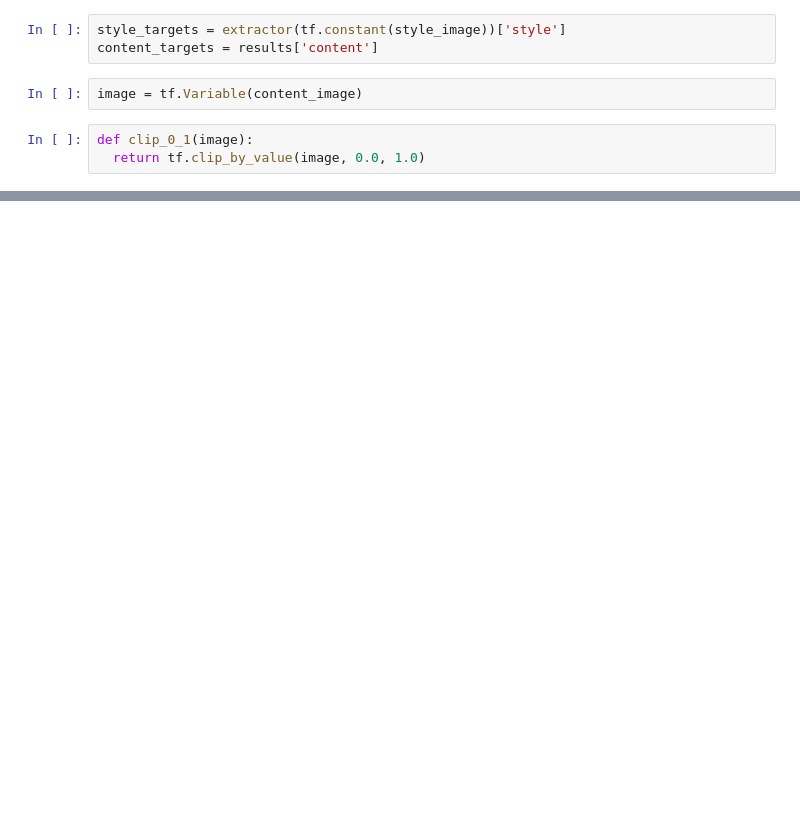
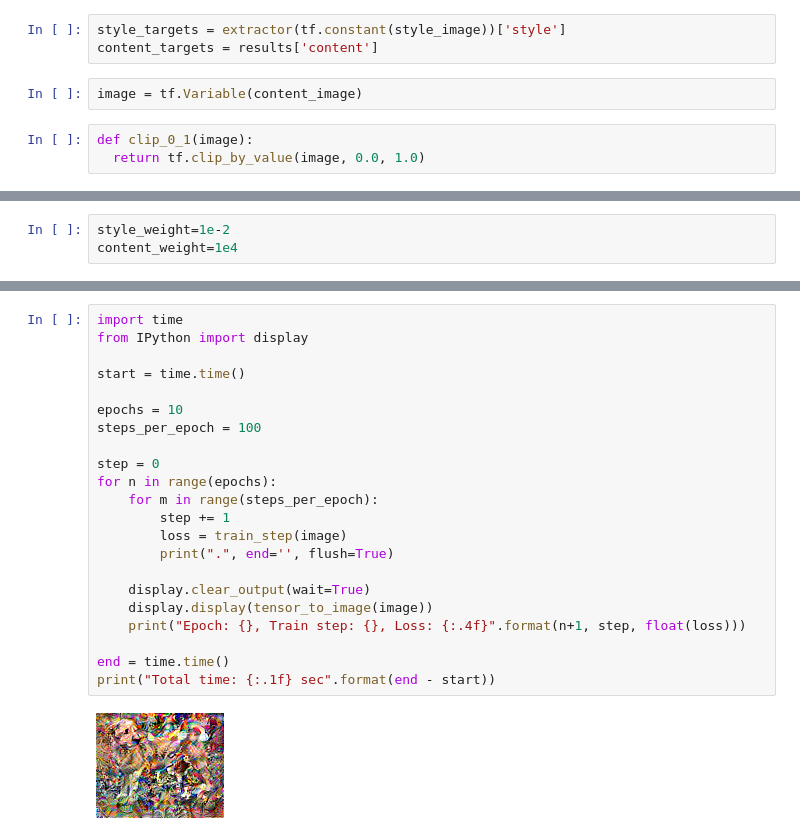
Before and after one commit to jovanau/Neural-Style-Transfer, a Jupyter notebook: NeuralStyleTransfer.ipynb, the cells around one changed output, grey strips where cells are left out. Drawn from its saved outputs; the diff is of its cells as text; blank space fills up the shorter version.

```diff
--- a/NeuralStyleTransfer.ipynb
+++ b/NeuralStyleTransfer.ipynb
@@ -159,0 +180,3 @@ def tensor_to_image(tensor):
+# %%
+style_weight=1e-2
+content_weight=1e4
@@ -159,0 +228,24 @@ def tensor_to_image(tensor):
+# %%
+import time
+from IPython import display
+
+start = time.time()
+
+epochs = 10
+steps_per_epoch = 100
+
+step = 0
+for n in range(epochs):
+    for m in range(steps_per_epoch):
+        step += 1
+        loss = train_step(image)
+        print(".", end='', flush=True)
+
+    display.clear_output(wait=True)
+    display.display(tensor_to_image(image))
+    print("Epoch: {}, Train step: {}, Loss: {:.4f}".format(n+1, step, float(loss)))
+
+end = time.time()
+print("Total time: {:.1f} sec".format(end - start))
+# %% [output]
+[figure, added]
```
Also changed, not shown: parts of 12 cells of this notebook, 1 other file.
